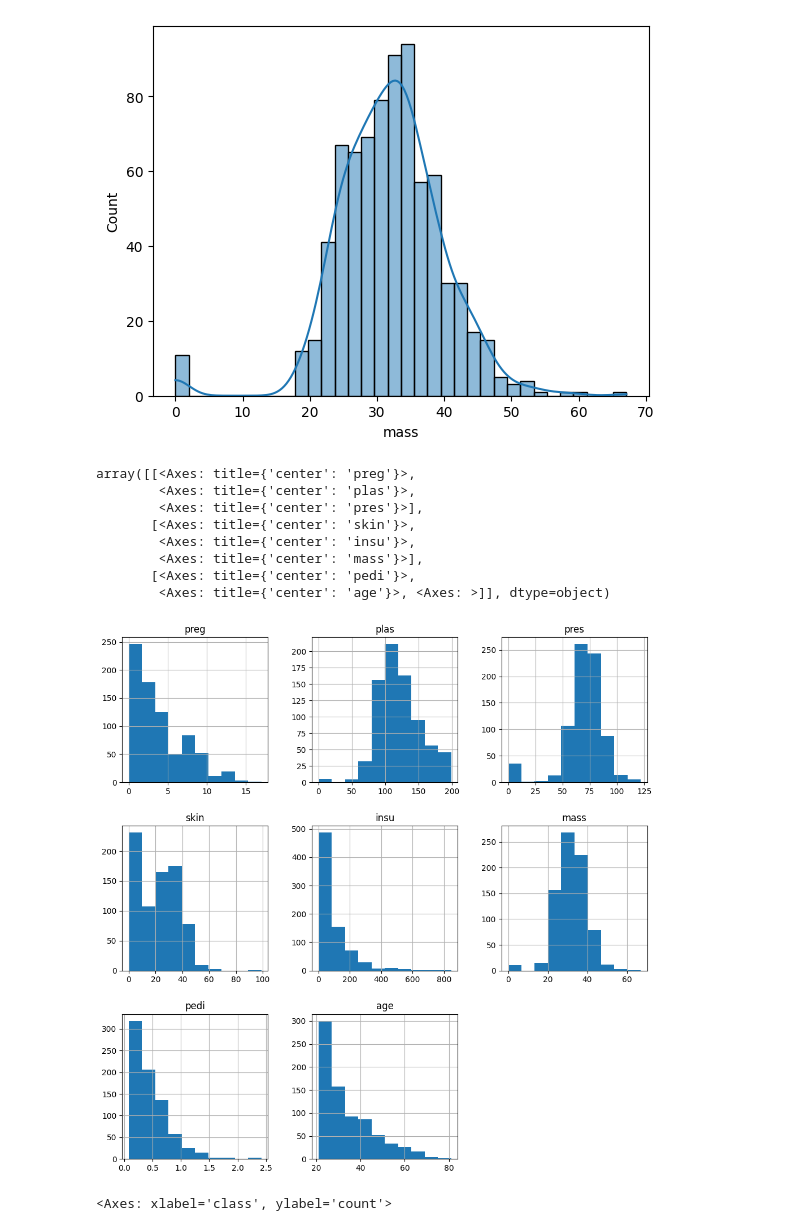
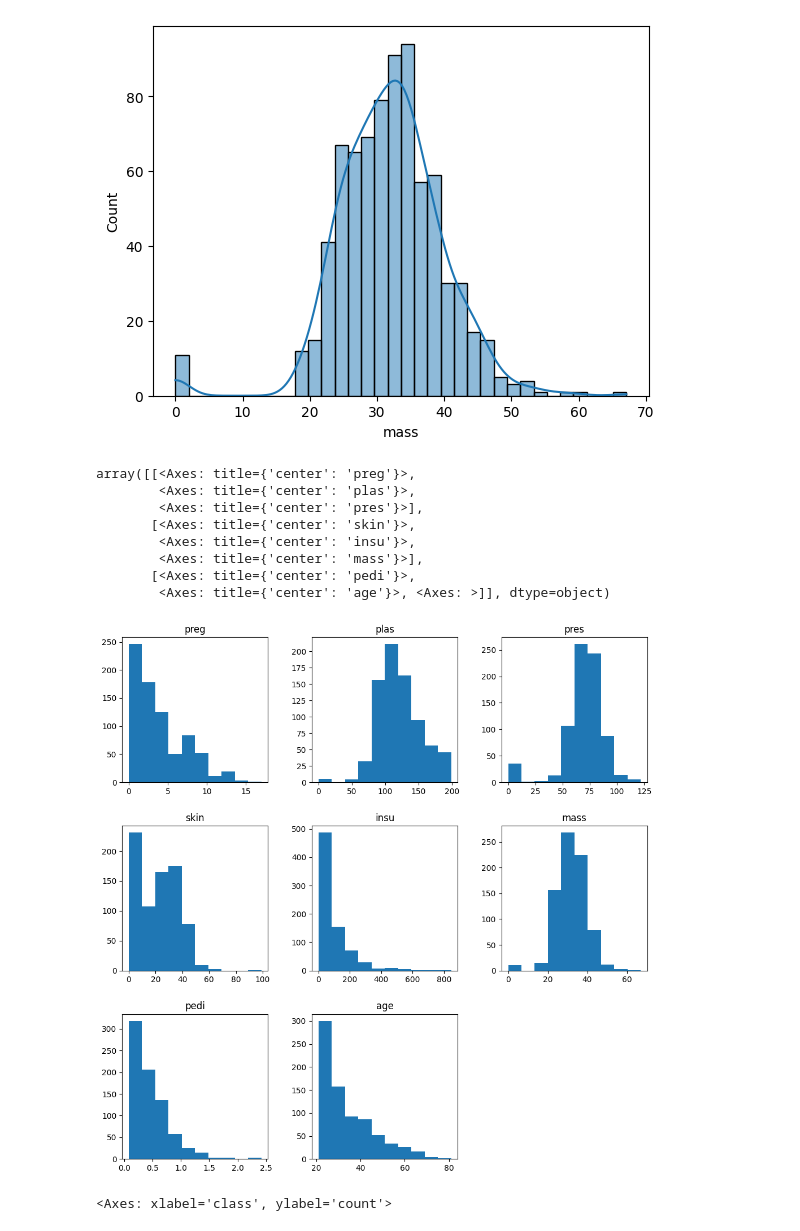
Before and after one commit to MatheusNespolo/IA-MachineLearning, a Jupyter notebook: ITI/Aula03/Notebooks/2.3 Normalização e Padronização dos Dados.ipynb, the cells around one changed output. Cells and saved outputs as stored; diff of their text form; code cells hidden in the pictures.

```diff
--- a/ITI/Aula03/Notebooks/2.3 Normalização e Padronização dos Dados.ipynb
+++ b/ITI/Aula03/Notebooks/2.3 Normalização e Padronização dos Dados.ipynb
@@ -85,17 +90,17 @@ sns.histplot(x=diabetes["mass"], kde= True)
 <Axes: xlabel='mass', ylabel='Count'>
 [figure]
 # %%
-diabetes.hist(figsize=(12,12))
+diabetes.hist(figsize=(12,12), grid = False)
 # %% [output]
 array([[<Axes: title={'center': 'preg'}>,
         <Axes: title={'center': 'plas'}>,
         <Axes: title={'center': 'pres'}>],
        [<Axes: title={'center': 'skin'}>,
         <Axes: title={'center': 'insu'}>,
         <Axes: title={'center': 'mass'}>],
        [<Axes: title={'center': 'pedi'}>,
         <Axes: title={'center': 'age'}>, <Axes: >]], dtype=object)
-[figure, old version]
+[figure, new version]
 # %%
 sns.countplot(data=diabetes, x = 'class')
 # %% [output]
```
Also changed, not shown: parts of 10 cells of this notebook.
